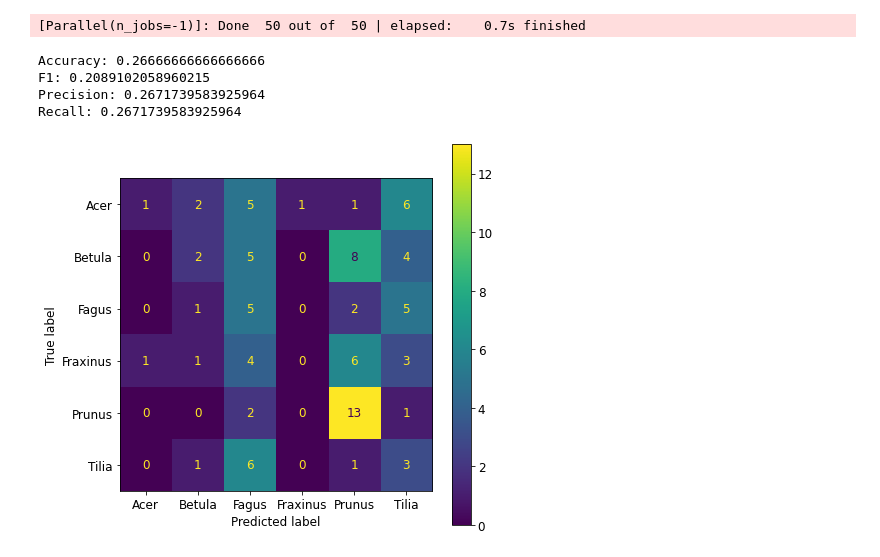
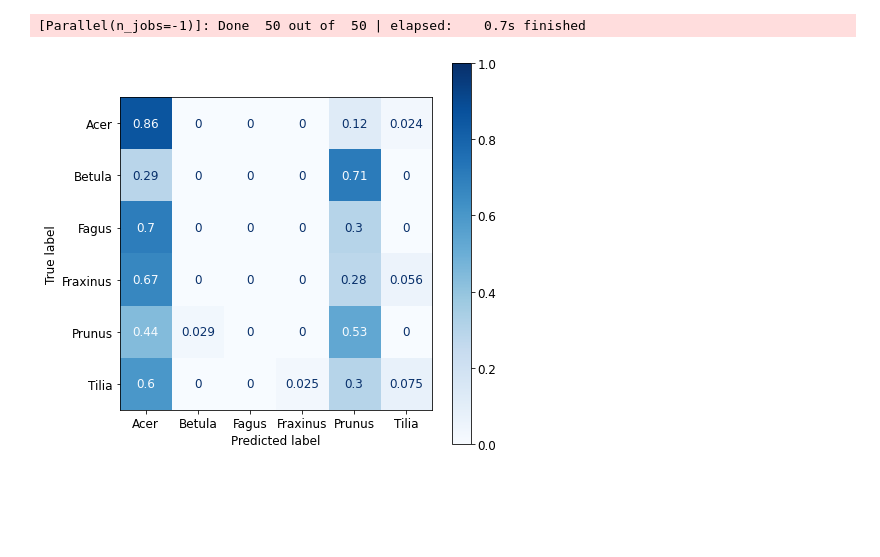
Before and after one commit to alekszaf/MRes_jupyter, a Jupyter notebook: Classification_functions.ipynb, the cells around one changed output. Drawn from its saved outputs; the diff is of its cells as text; code cells hidden in the pictures; blank space fills up the shorter version.

Commit message:
Normalize matrices

```diff
--- a/Classification_functions.ipynb
+++ b/Classification_functions.ipynb
@@ -35,7 +35,7 @@ def load_raw_data(file):
     return data
 
 def feature_target(data):
-    data = data.drop(columns=['geometry'])
+    #data = data.drop(columns=['geometry'])
     X, y = data.iloc[:,1:], data['GENUS']
     return(X, y)
 
@@ -70,7 +70,8 @@ def print_metrics(y_test, y_pred, X_test, model):
 
 def conf_matrix(model, X_test, y_test, file):
     fig, ax = plt.subplots(figsize=(7, 7))
-    plot_confusion_matrix(model, X_test, y_test, ax=ax)
+    disp = plot_confusion_matrix(model, X_test, y_test, ax=ax, cmap='Blues', normalize='true')
+    disp.im_.set_clim(0,1)
     filePath = Path('C:\\Temp\\MRes\\Figures', file)
     plt.savefig(filePath, bbox_inches='tight')
     plt.show()
@@ -119,7 +120,7 @@ import matplotlib
 matplotlib.rcParams.update({'font.size': 12})
 # %%
 # Load the dataset
-data = load_raw_data('AB_6cat_50_slim.csv')
+data = load_raw_data('rgb_features.csv')
 
 # Split the data into features (X) and target (y)
 X, y = feature_target(data)
@@ -177,19 +178,15 @@ hyperparameter_tuning(ada, param_grid_ada, X_train, y_train)
 # %%
 # Support Vector Machines
 
 model, y_pred = train_SVM(X_train, y_train)
 
-print_metrics(y_test, y_pred, X_test, model)
+#print_metrics(y_test, y_pred, X_test, model)
 
-conf_matrix(model, X_test, y_test, 'SVM_cm_6cat_50balanced.eps')
+conf_matrix(model, X_test, y_test, 'SVM_rgb_norm.eps')
 
-output_performance_report(y_test, y_pred, 'SVM_6cat_50balanced.csv')
+#output_performance_report(y_test, y_pred, 'SVM_6cat_50balanced.csv')
 # %% [output]
-Accuracy: 0.26666666666666666
-F1: 0.2089102058960215
-Precision: 0.2671739583925964
-Recall: 0.2671739583925964
-[figure, old version]
+[figure, new version]
 # %%
 # Random Forest
 
```
Also changed, not shown: parts of 2 cells of this notebook.
